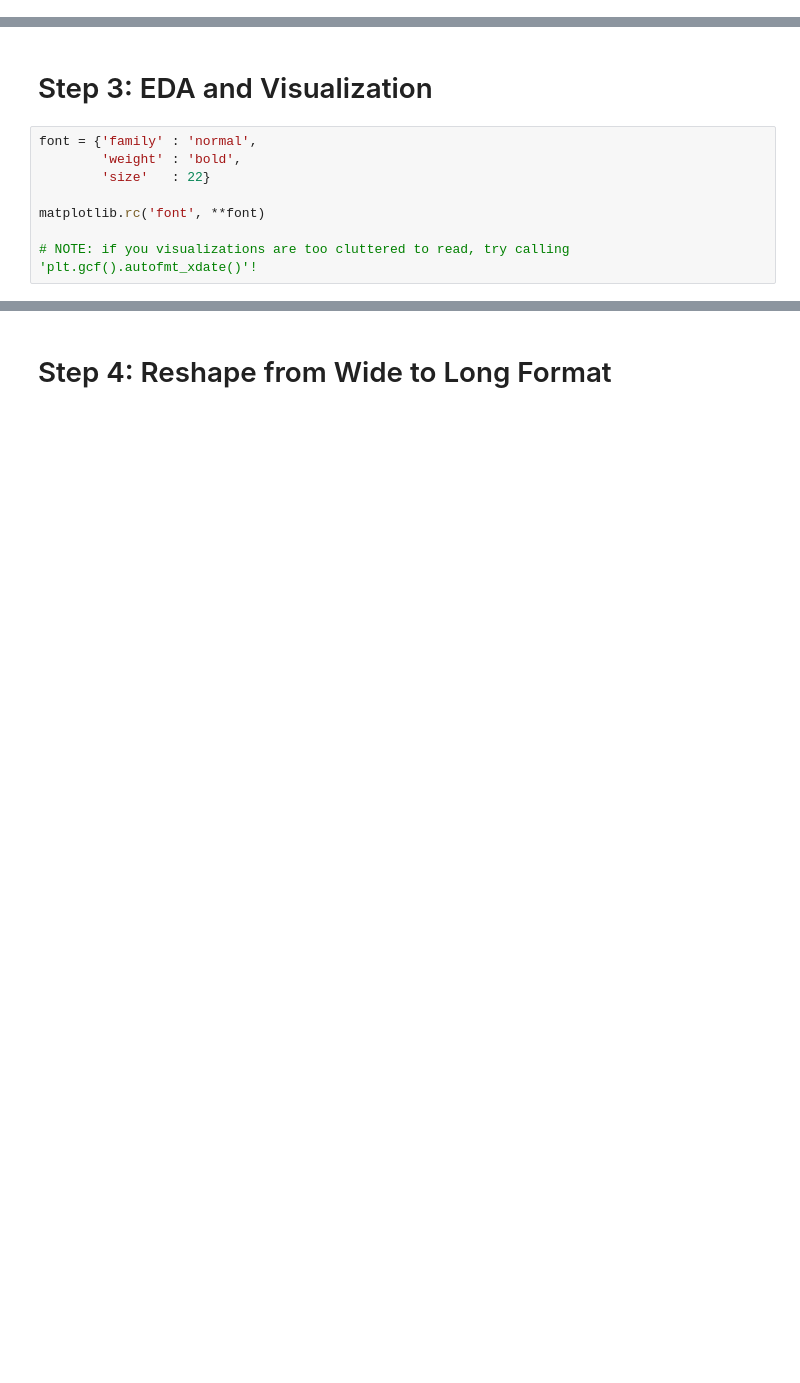
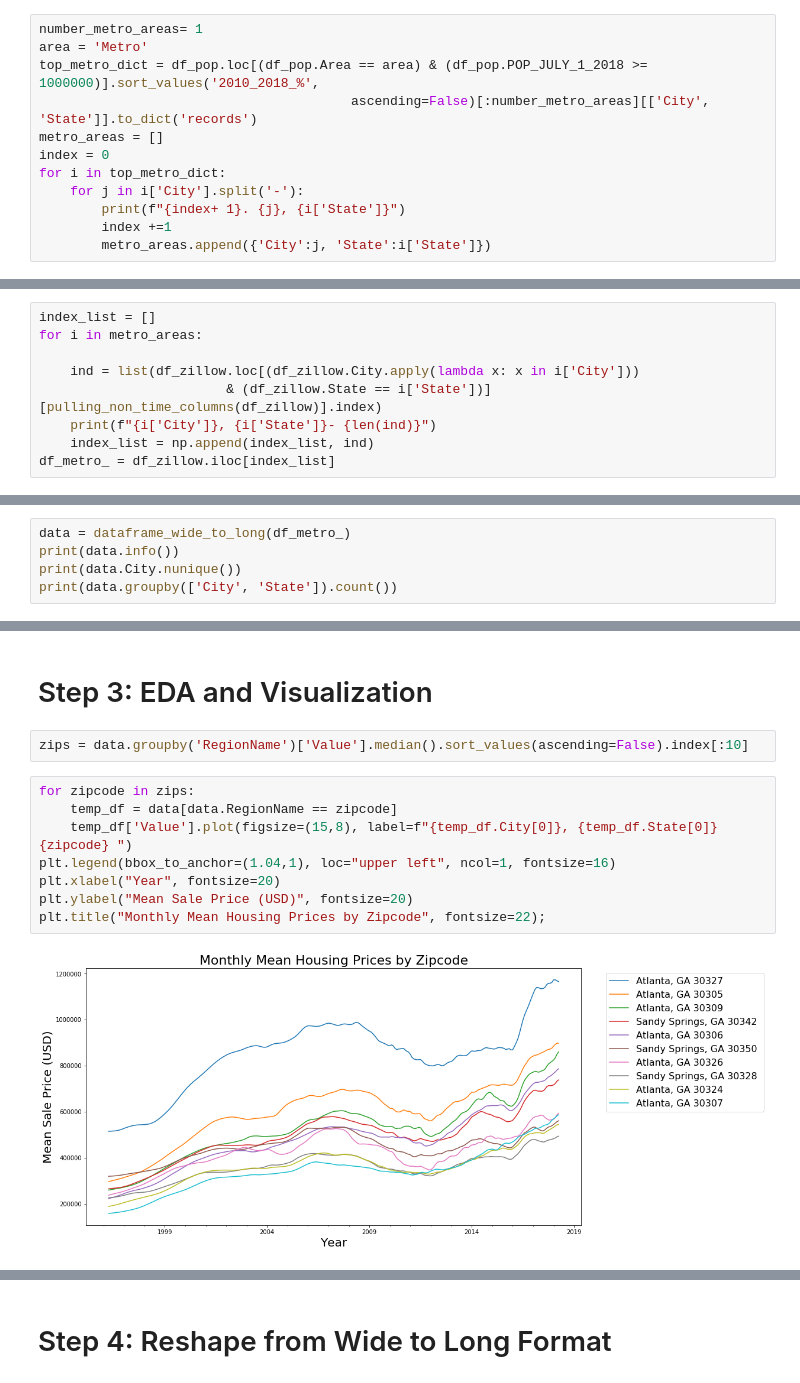
Before and after one commit to menach123/Time-Series-Modeling-with-Sales-Price-Data-from-Zillow, a Jupyter notebook: mod_4_starter_notebook.ipynb, the cells around one changed output, grey strips where cells are left out. Saved outputs shown, nothing was run; the diff lists cells and outputs as text; blank space fills up the shorter version.

```diff
--- a/mod_4_starter_notebook.ipynb
+++ b/mod_4_starter_notebook.ipynb
@@ -61,0 +154,12 @@ Index(['RegionID', 'RegionName', 'City', 'State', 'Metro', 'CountyName',
+# %%
+number_metro_areas= 1
+area = 'Metro'
+top_metro_dict = df_pop.loc[(df_pop.Area == area) & (df_pop.POP_JULY_1_2018 >= 1000000)].sort_values('2010_2018_%',
+                                        ascending=False)[:number_metro_areas][['City', 'State']].to_dict('records')
+metro_areas = []
+index = 0
+for i in top_metro_dict:
+    for j in i['City'].split('-'):
+        print(f"{index+ 1}. {j}, {i['State']}")
+        index +=1
+        metro_areas.append({'City':j, 'State':i['State']})
@@ -61,0 +172,9 @@ Index(['RegionID', 'RegionName', 'City', 'State', 'Metro', 'CountyName',
+# %%
+index_list = []
+for i in metro_areas:
+
+    ind = list(df_zillow.loc[(df_zillow.City.apply(lambda x: x in i['City']))
+                        & (df_zillow.State == i['State'])][pulling_non_time_columns(df_zillow)].index)
+    print(f"{i['City']}, {i['State']}- {len(ind)}")
+    index_list = np.append(index_list, ind)
+df_metro_ = df_zillow.iloc[index_list]
@@ -110,0 +192,5 @@ pd.DataFrame(b)
+# %%
+data = dataframe_wide_to_long(df_metro_)
+print(data.info())
+print(data.City.nunique())
+print(data.groupby(['City', 'State']).count())
@@ -111,10 +218,14 @@ pd.DataFrame(b)
 # %% [markdown]
 # Step 3: EDA and Visualization
-# %%
-font = {'family' : 'normal',
-        'weight' : 'bold',
-        'size'   : 22}
-
-matplotlib.rc('font', **font)
-
-# NOTE: if you visualizations are too cluttered to read, try calling 'plt.gcf().autofmt_xdate()'!
+# %%
+zips = data.groupby('RegionName')['Value'].median().sort_values(ascending=False).index[:10]
+# %%
+for zipcode in zips:
+    temp_df = data[data.RegionName == zipcode]
+    temp_df['Value'].plot(figsize=(15,8), label=f"{temp_df.City[0]}, {temp_df.State[0]} {zipcode} ")
+plt.legend(bbox_to_anchor=(1.04,1), loc="upper left", ncol=1, fontsize=16)
+plt.xlabel("Year", fontsize=20)
+plt.ylabel("Mean Sale Price (USD)", fontsize=20)
+plt.title("Monthly Mean Housing Prices by Zipcode", fontsize=22);
+# %% [output]
+[figure, added]
```
Also changed, not shown: parts of 29 cells of this notebook, 3 other files.
